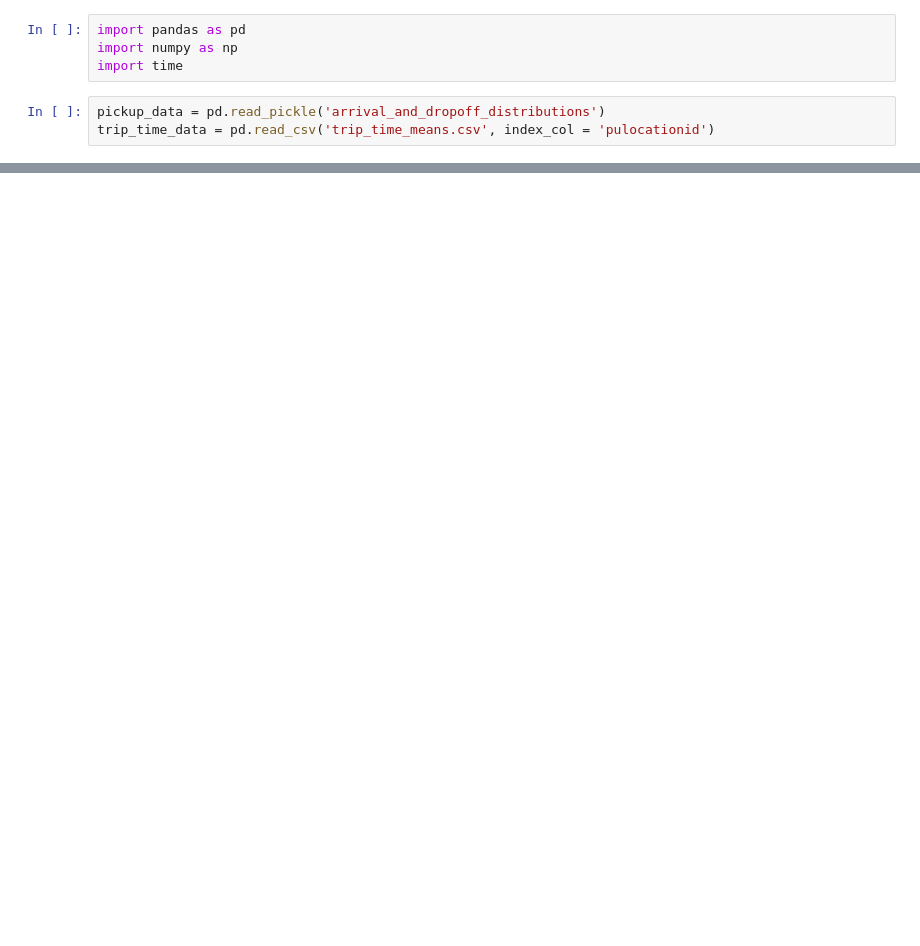
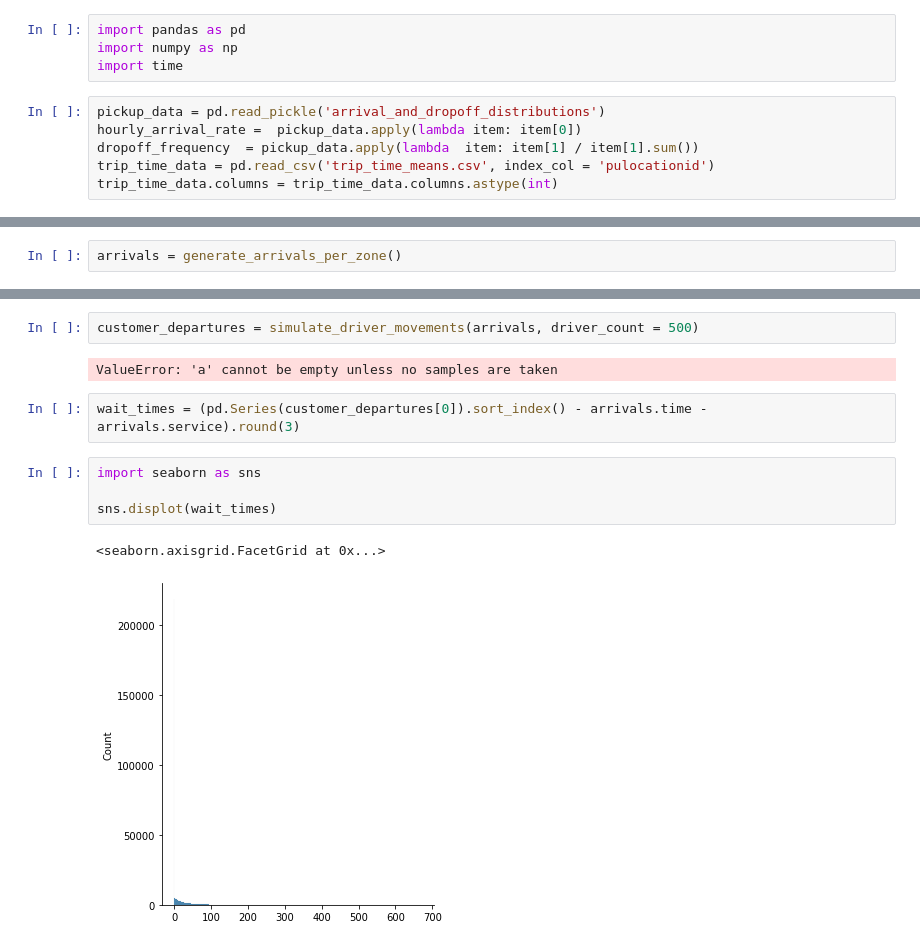
Before and after one commit to anthony001w/uber-nyc-simulation, a Jupyter notebook: prototype_system.ipynb, the cells around one changed output, grey strips where cells are left out. Cells and saved outputs as stored; diff of their text form; blank space fills up the shorter version.

```diff
--- a/prototype_system.ipynb
+++ b/prototype_system.ipynb
@@ -4,4 +4,7 @@ import numpy as np
 import time
 # %%
 pickup_data = pd.read_pickle('arrival_and_dropoff_distributions')
+hourly_arrival_rate =  pickup_data.apply(lambda item: item[0])
+dropoff_frequency  = pickup_data.apply(lambda  item: item[1] / item[1].sum())
 trip_time_data = pd.read_csv('trip_time_means.csv', index_col = 'pulocationid')
+trip_time_data.columns = trip_time_data.columns.astype(int)
@@ -40,0 +86,2 @@ trip_time_data
+# %%
+arrivals = generate_arrivals_per_zone()
@@ -40,0 +271,13 @@ trip_time_data
+# %%
+customer_departures = simulate_driver_movements(arrivals, driver_count = 500)
+# %% [output]
+ValueError: 'a' cannot be empty unless no samples are taken
+# %%
+wait_times = (pd.Series(customer_departures[0]).sort_index() - arrivals.time - arrivals.service).round(3)
+# %%
+import seaborn as sns
+
+sns.displot(wait_times)
+# %% [output]
+<seaborn.axisgrid.FacetGrid at 0x...>
+[figure, added]
```
Also changed, not shown: parts of 6 cells of this notebook, 3 other files.
